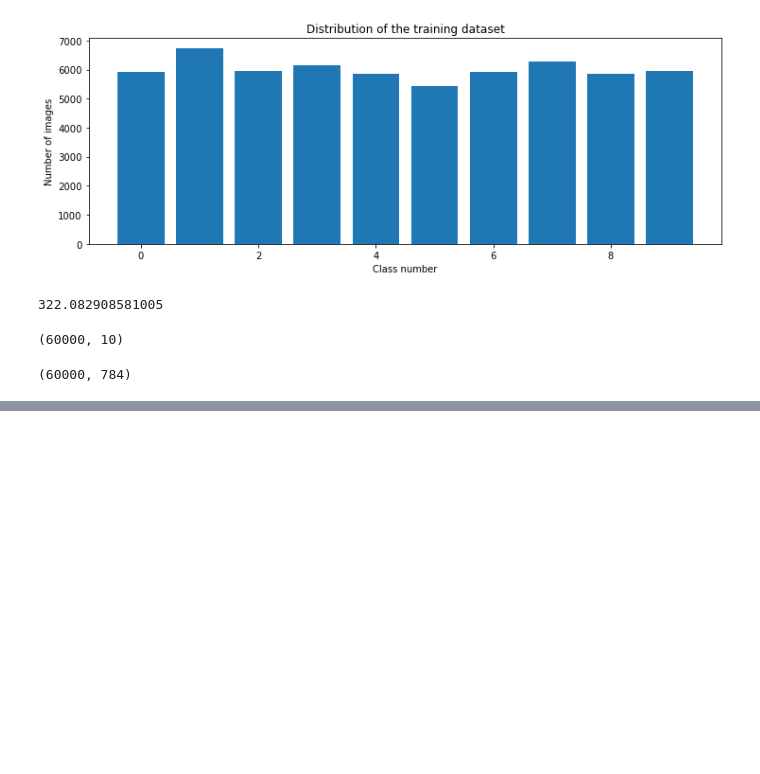
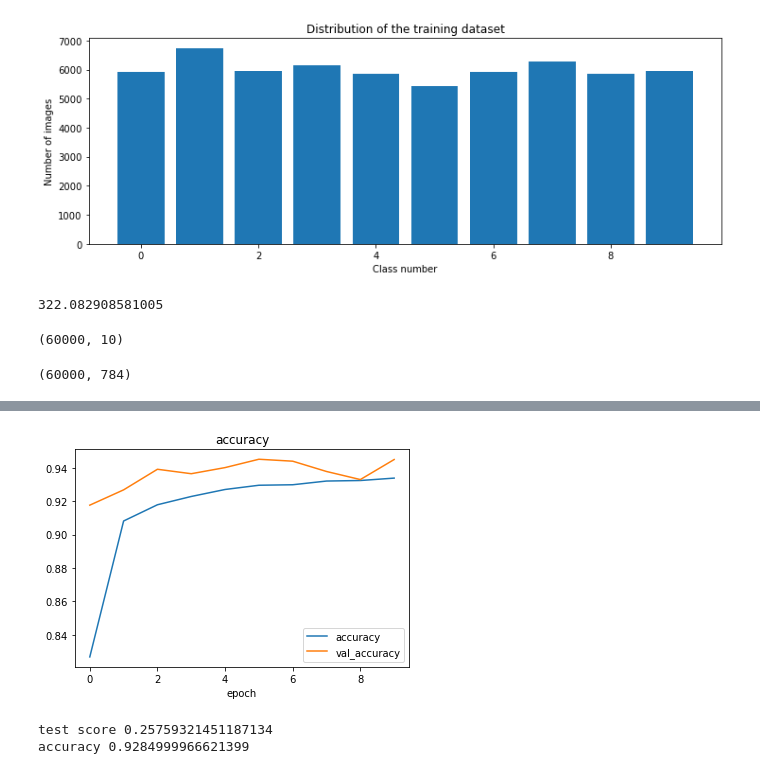
Before and after one commit to AhmedSheded/self-driving-car, a Jupyter notebook: sections/mnist.ipynb, the cells around one changed output, grey strips where cells are left out. Cells and saved outputs as stored; diff of their text form; code cells hidden in the pictures; blank space fills up the shorter version.

```diff
--- a/sections/mnist.ipynb
+++ b/sections/mnist.ipynb
@@ -76,0 +138,9 @@ X_train.shape
+# %%
+plt.plot(h.history['accuracy'])
+plt.plot(h.history['val_accuracy'])
+plt.legend(['accuracy', 'val_accuracy'])
+plt.title('accuracy')
+plt.xlabel('epoch')
+plt.show()
+# %% [output]
+[figure, added]
@@ -76,0 +149,6 @@ X_train.shape
+# %%
+print('test score', score[0])
+print('accuracy', score[1])
+# %% [output]
+test score 0.25759321451187134
+accuracy 0.9284999966621399
```
Also changed, not shown: parts of 6 cells of this notebook.
